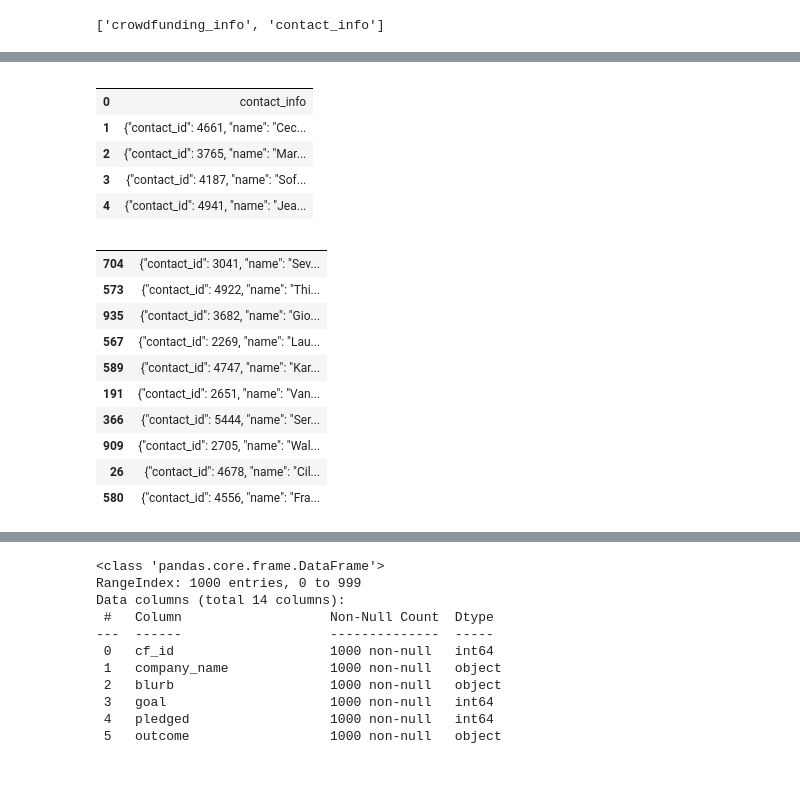
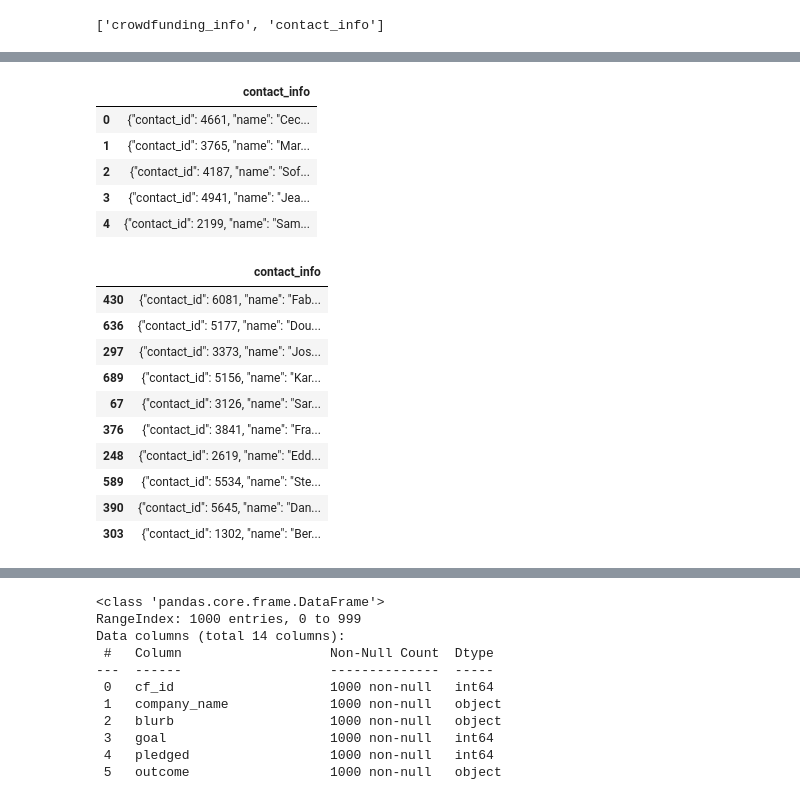
Before and after one commit to BlazeMedina/Crowdfunding-ETL, a Jupyter notebook: Crowdfunding.ipynb, the cells around one changed output, grey strips where cells are left out. Drawn from its saved outputs; the diff is of its cells as text; code cells hidden in the pictures.

```diff
--- a/Crowdfunding.ipynb
+++ b/Crowdfunding.ipynb
@@ -22,30 +22,30 @@ crowdfunding_info_df.head()
 # %%
 # Get the contact_info from the contact_info worksheet.
 # Increase the width of the column.
 pd.set_option('max_colwidth', 400)
-contact_info_df = pd.read_excel(crowdfunding_data, sheet_name='contact_info', header =2)
+contact_info_df = pd.read_excel(crowdfunding_data, sheet_name='contact_info', header =3)
 contact_info_df.head()
 # %% [output]
-|  |  |
-| 0 | contact_info |
-| 1 | {"contact_id": 4661, "name": "Cec... |
-| 2 | {"contact_id": 3765, "name": "Mar... |
-| 3 | {"contact_id": 4187, "name": "Sof... |
-| 4 | {"contact_id": 4941, "name": "Jea... |
+|  | contact_info |
+| 0 | {"contact_id": 4661, "name": "Cec... |
+| 1 | {"contact_id": 3765, "name": "Mar... |
+| 2 | {"contact_id": 4187, "name": "Sof... |
+| 3 | {"contact_id": 4941, "name": "Jea... |
+| 4 | {"contact_id": 2199, "name": "Sam... |
 # %%
 contact_info_df.sample(n=10)
 # %% [output]
-|  |  |
-| 704 | {"contact_id": 3041, "name": "Sev... |
-| 573 | {"contact_id": 4922, "name": "Thi... |
-| 935 | {"contact_id": 3682, "name": "Gio... |
-| 567 | {"contact_id": 2269, "name": "Lau... |
-| 589 | {"contact_id": 4747, "name": "Kar... |
-| 191 | {"contact_id": 2651, "name": "Van... |
-| 366 | {"contact_id": 5444, "name": "Ser... |
-| 909 | {"contact_id": 2705, "name": "Wal... |
-| 26 | {"contact_id": 4678, "name": "Cil... |
-| 580 | {"contact_id": 4556, "name": "Fra... |
+|  | contact_info |
+| 430 | {"contact_id": 6081, "name": "Fab... |
+| 636 | {"contact_id": 5177, "name": "Dou... |
+| 297 | {"contact_id": 3373, "name": "Jos... |
+| 689 | {"contact_id": 5156, "name": "Kar... |
+| 67 | {"contact_id": 3126, "name": "Sar... |
+| 376 | {"contact_id": 3841, "name": "Fra... |
+| 248 | {"contact_id": 2619, "name": "Edd... |
+| 589 | {"contact_id": 5534, "name": "Ste... |
+| 390 | {"contact_id": 5645, "name": "Dan... |
+| 303 | {"contact_id": 1302, "name": "Ber... |
 # %%
 crowdfunding_info_df.sample(n=10)
 # %% [output]
```
Also changed, not shown: parts of 18 cells of this notebook.
